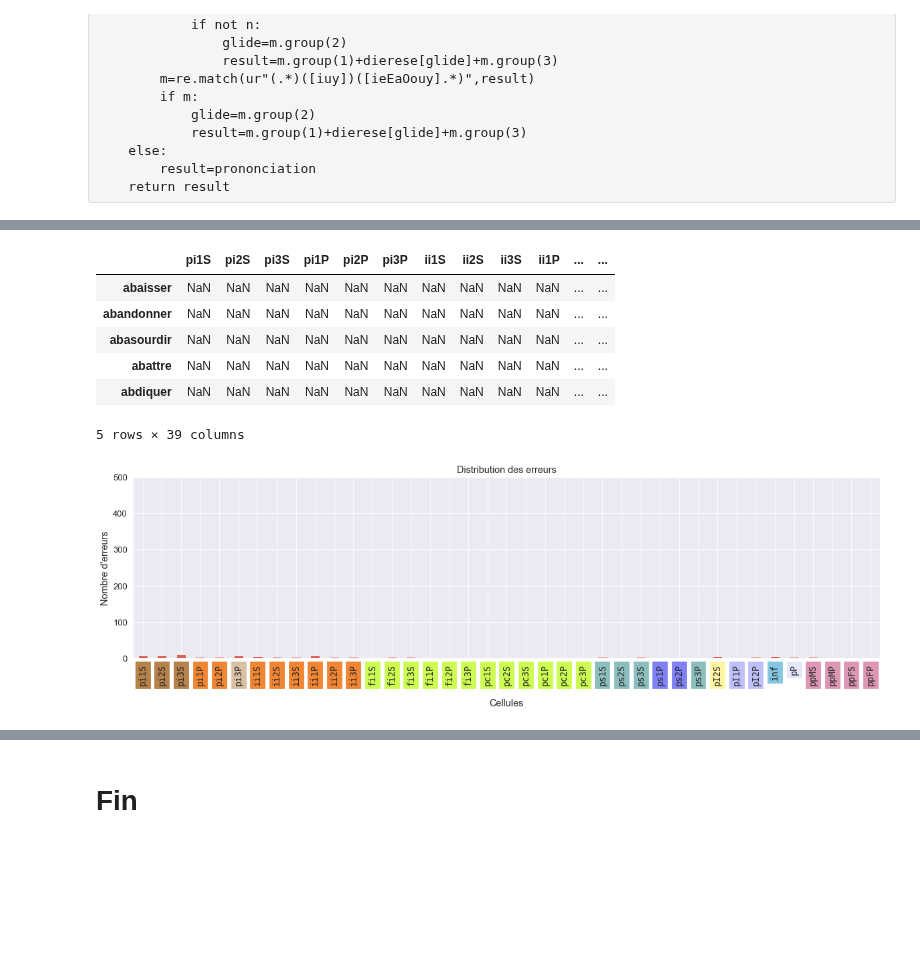
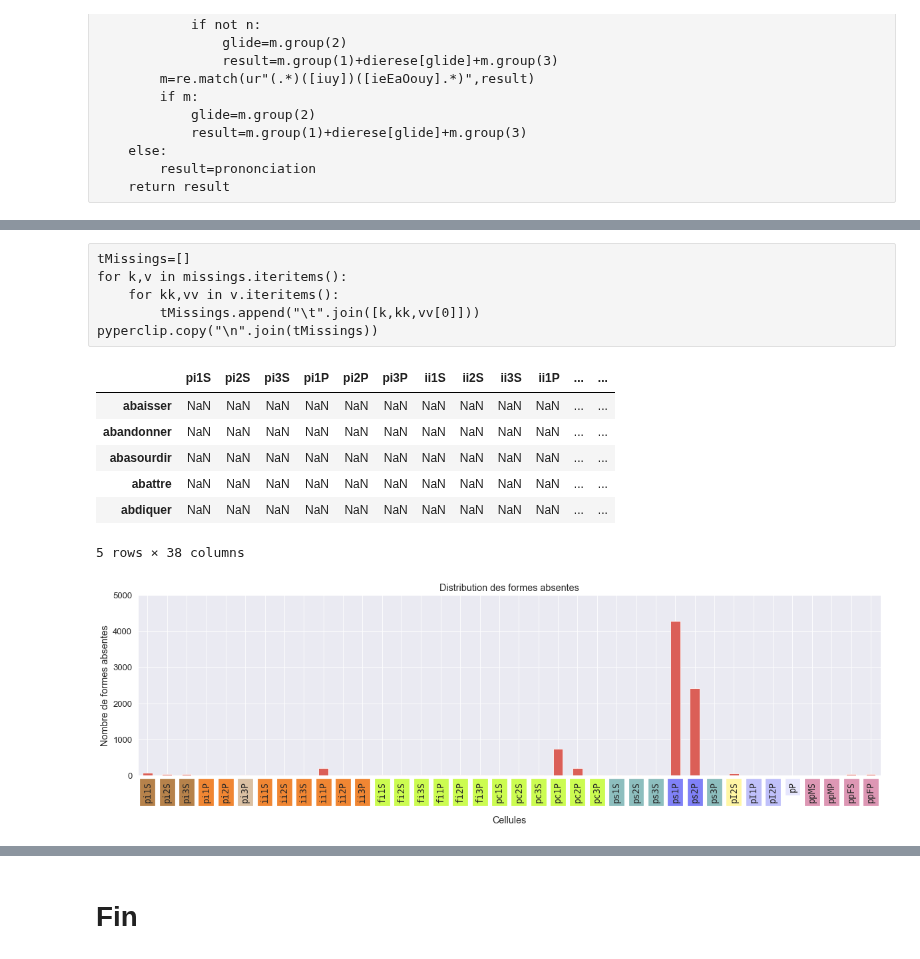
Before and after one commit to gboye/SWIM, a Jupyter notebook: ParadigmGeneration/L4L/L4L-CompareForms.ipynb, the cells around one changed output, grey strips where cells are left out. Saved outputs shown, nothing was run; the diff lists cells and outputs as text; code cells hidden in the pictures; blank space fills up the shorter version.

Commit message:
L4L Graphes

```diff
--- a/ParadigmGeneration/L4L/L4L-CompareForms.ipynb
+++ b/ParadigmGeneration/L4L/L4L-CompareForms.ipynb
@@ -58,0 +60,6 @@ print len(dfControl)
+# %%
+typeControl=fControl.split("/")[-1].split(".")[0]
+typeControl=typeControl.replace("-X-paradigmes","")
+typeControl=typeControl.replace("-Sampa","")
+typeData=fSwim.split("/")[-1].split(".")[0]
+typeData
@@ -221,0 +306,8 @@ pyperclip.copy("\n".join(tMissings))
+# %%
+dfEquals=pd.DataFrame.from_dict(equals).T
+for c in ordStemCells:
+    if c not in dfEquals.columns:
+        dfEquals[c]=np.NaN
+dfEquals=dfEquals[ordStemCells]
+dfEquals.to_pickle(fSwim.replace(".csv","-Equals-%s-%s.pkl"%(typeResults,typeControl)))
+dfEquals.head()
@@ -221,0 +332,8 @@ pyperclip.copy("\n".join(tMissings))
+# %%
+dfMiss=pd.DataFrame.from_dict(missings).T
+for c in ordStemCells:
+    if c not in dfMiss.columns:
+        dfMiss[c]=np.NaN
+dfMiss=dfMiss[ordStemCells]
+dfMiss.to_pickle(fSwim.replace(".csv","-Miss-%s-%s.pkl"%(typeResults,typeControl)))
+dfMiss.head()
@@ -222,10 +348,16 @@ pyperclip.copy("\n".join(tMissings))
+# %% [raw]
+tMissings=[]
+for k,v in missings.iteritems():
+    for kk,vv in v.iteritems():
+        tMissings.append("\t".join([k,kk,vv[0]]))
+pyperclip.copy("\n".join(tMissings))
 # %%
 dfDiff=pd.DataFrame.from_dict(differents).T
 for c in ordStemCells:
     if c not in dfDiff.columns:
         dfDiff[c]=np.NaN
 dfDiff=dfDiff[ordStemCells]
-dfDiff.to_pickle(fSwim.replace(".csv","-Diff-%s.pkl"%typeResults))
+dfDiff.to_pickle(fSwim.replace(".csv","-Diff-%s-%s.pkl"%(typeResults,typeControl)))
 dfDiff.head()
 # %% [output]
 |  | pi1S | pi2S | pi3S | pi1P | pi2P | pi3P | ii1S | ii2S | ii3S | ii1P | ... | ... |
@@ -234,4 +366,4 @@ dfDiff.head()
 | abasourdir | NaN | NaN | NaN | NaN | NaN | NaN | NaN | NaN | NaN | NaN | ... | ... |
 | abattre | NaN | NaN | NaN | NaN | NaN | NaN | NaN | NaN | NaN | NaN | ... | ... |
 | abdiquer | NaN | NaN | NaN | NaN | NaN | NaN | NaN | NaN | NaN | NaN | ... | ... |
-5 rows × 39 columns
+5 rows × 38 columns
@@ -246,14 +380,14 @@ def colorerXTicks(gAX,fSize=12):
         xlabel.set_backgroundcolor(pltCellColors[xtext])
         xlabel.set_family("monospace")
 # %%
-ax=dfDiff.count().plot(kind="bar")
+ax=dfMiss.count().plot(kind="bar")
 # ax.set_xticklabels(ordStemCells)
-ax.set_title("Distribution des erreurs")
+ax.set_title("Distribution des formes absentes")
 ax.set_xlabel("\nCellules")
-ax.set_ylabel("Nombre d'erreurs")
-_=ax.set_ylim(0,500)
+ax.set_ylabel("Nombre de formes absentes")
+_=ax.set_ylim(0,5000)
 colorerXTicks(ax,fSize=10)
 ax.figure.set_size_inches(20,5)
-plt.savefig(fSwim.replace(".csv","-ErrDist-%s.pdf"%typeResults))
+plt.savefig(fSwim.replace(".csv","-MissDist-%s-%s.pdf"%(typeResults,typeControl)))
 # %% [output]
-[figure, old version]
+[figure, new version]
```
Also changed, not shown: parts of 30 cells of this notebook, 1 other file.
